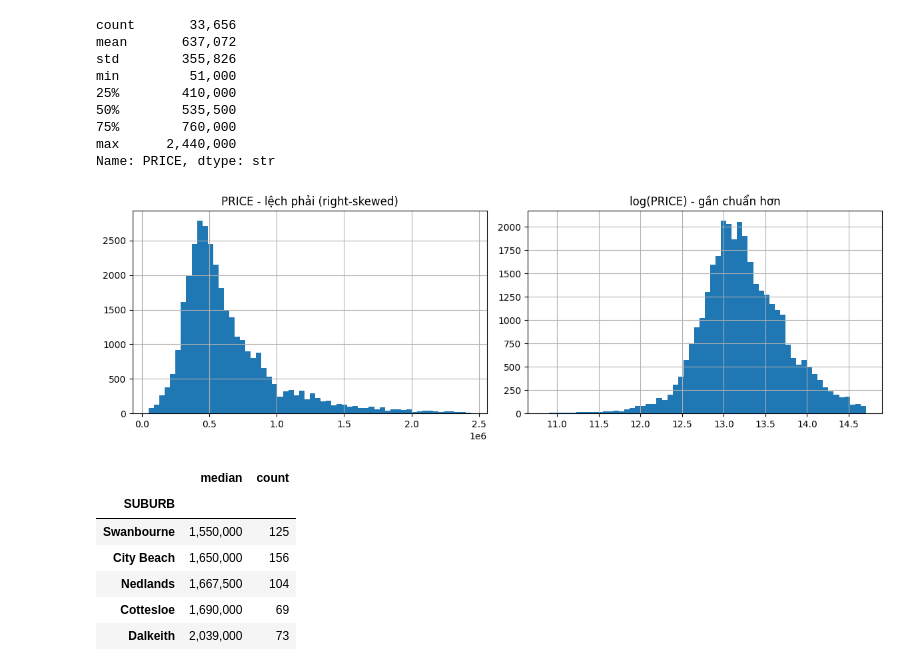
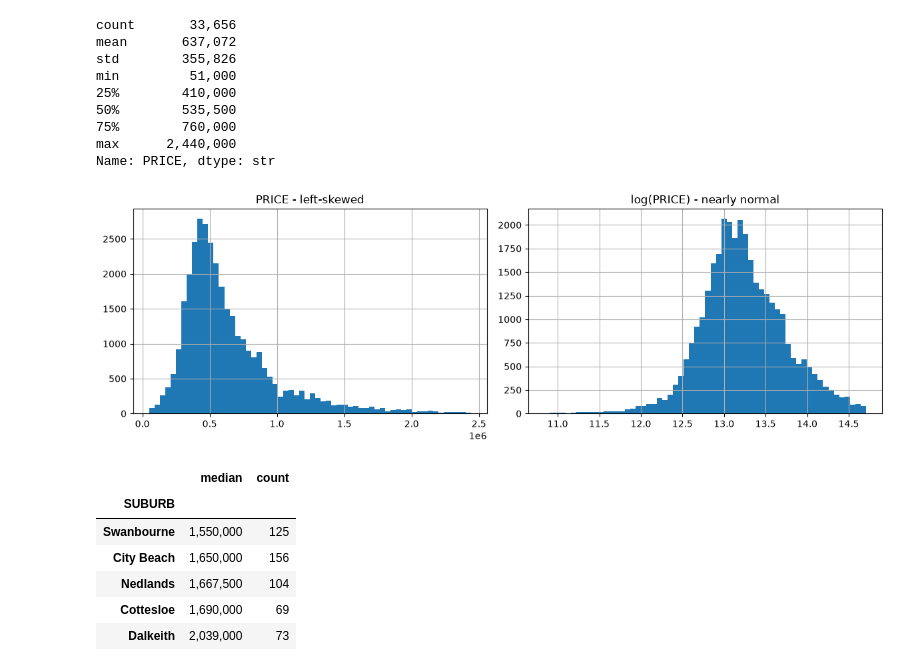
Before and after one commit to longnvb24/MachineLearning, a Jupyter notebook: 8.Perth_Rental_House/notebook.ipynb, the cells around one changed output. Drawn from its saved outputs; the diff is of its cells as text; code cells hidden in the pictures.

```diff
--- a/8.Perth_Rental_House/notebook.ipynb
+++ b/8.Perth_Rental_House/notebook.ipynb
@@ -86,12 +67,12 @@ Name: PRICE, dtype: str
 # %%
 fig, ax = plt.subplots(1, 2, figsize=(12, 4))
 df["PRICE"].hist(bins=60, ax=ax[0])
-ax[0].set_title("PRICE - lệch phải (right-skewed)")
+ax[0].set_title("PRICE - left-skewed")
 np.log(df["PRICE"]).hist(bins=60, ax=ax[1])
-ax[1].set_title("log(PRICE) - gần chuẩn hơn")
+ax[1].set_title("log(PRICE) - nearly normal")
 plt.tight_layout()
 # %% [output]
-[figure, old version]
+[figure, new version]
 # %%
 sub = df.groupby("SUBURB")["PRICE"].agg(["median", "count"])
 sub = sub[sub["count"] >= 50].sort_values("median")
```
Also changed, not shown: parts of 10 cells of this notebook.
